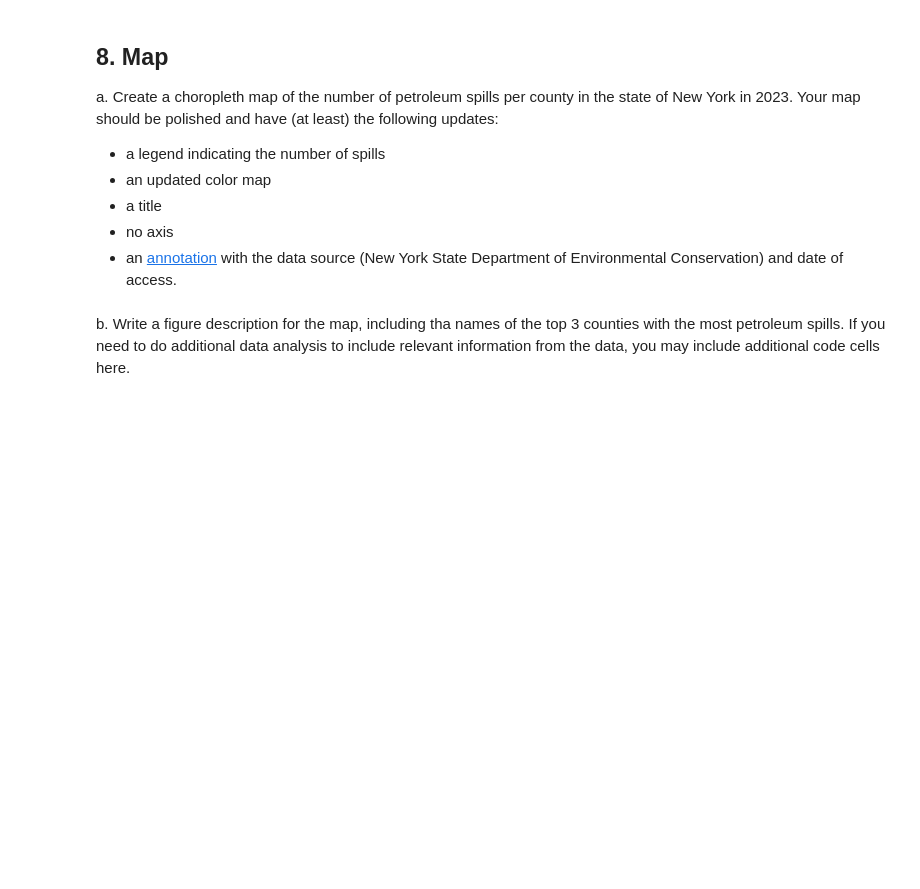
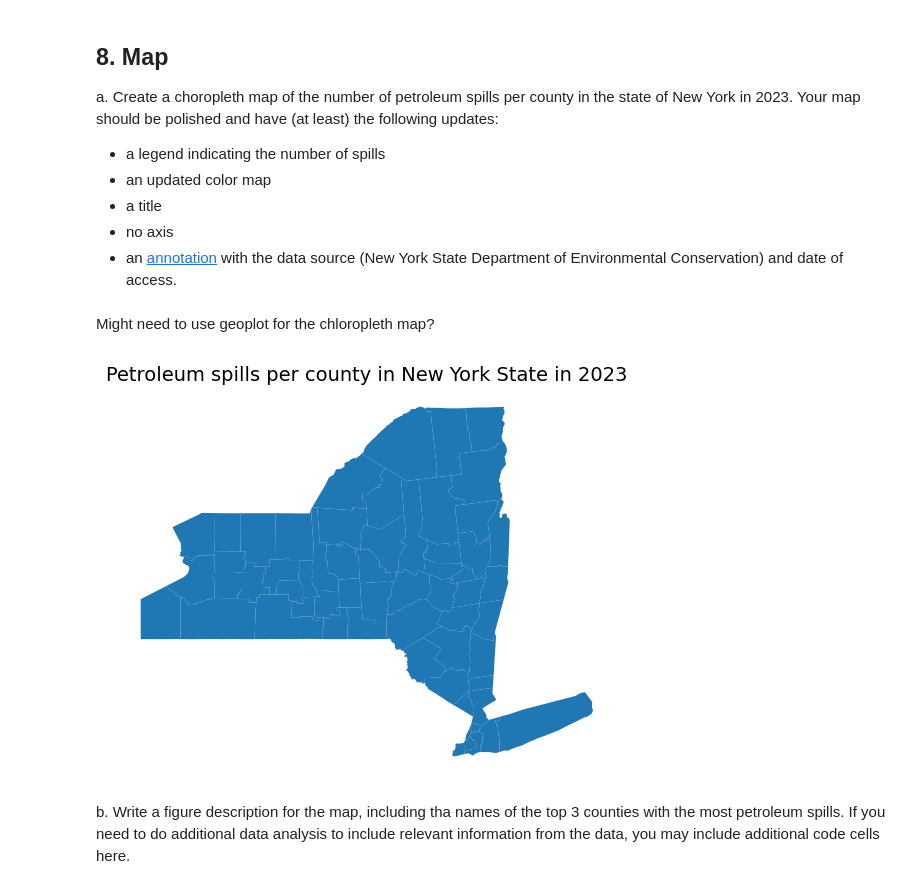
Before and after one commit to haylee360/eds220-hwk3, a Jupyter notebook: hwk3-task2-oil-spills-oyler.ipynb, the cells around one changed output. Drawn from its saved outputs; the diff is of its cells as text; code cells hidden in the pictures; blank space fills up the shorter version.

Commit message:
Start on graph

```diff
--- a/hwk3-task2-oil-spills-oyler.ipynb
+++ b/hwk3-task2-oil-spills-oyler.ipynb
@@ -603,3 +602,39 @@ Your map should be polished and have (at least) the following updates:
+# %%
+ny_counties.columns
+ny_counties = gpd.GeoDataFrame(ny_counties)
+# %% [markdown]
+Might need to use geoplot for the chloropleth map?
+# %%
+# a.
+fig, ax = plt.subplots(figsize=(9,5))
+
+# Remove axis for a cleaner map
+ax.axis('off')
+
+ax.set_title('Petroleum spills per county in New York State in 2023', fontsize=14)
+
+ny_counties.plot(ax=ax)
+
+# Add spills per county colored by energy course
+# ny_counties['n_spills'].plot(ax=ax)
+                  # column='primsource', # color by values in this column
+                  # legend=True,
+                  # markersize=4,
+                  # cmap='tab20',
+                  # alpha=0.5,
+                  # legend_kwds={
+                      # 'title':'Primary energy course',
+                      # 'title_fontsize':'small',
+                      # 'ncol':6, # sets number of columns, makes it horizontal
+                      # 'loc':'upper left',
+                      # 'bbox_to_anchor':(0,0)
+                      # }
+                      #)
+
+
+plt.show()
+# %% [output]
+[figure, added]
 # %% [markdown]
 <!-- END QUESTION -->
 
```
Also changed, not shown: parts of 2 cells of this notebook, 1 other file.
